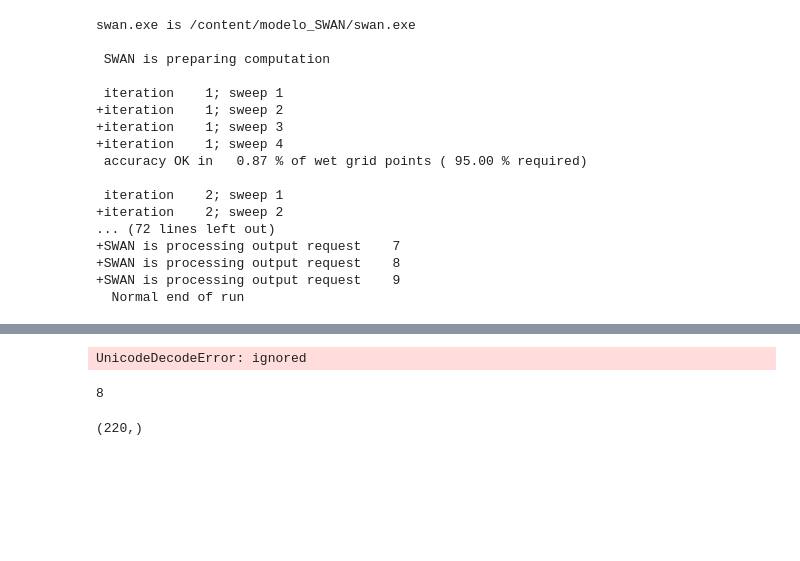
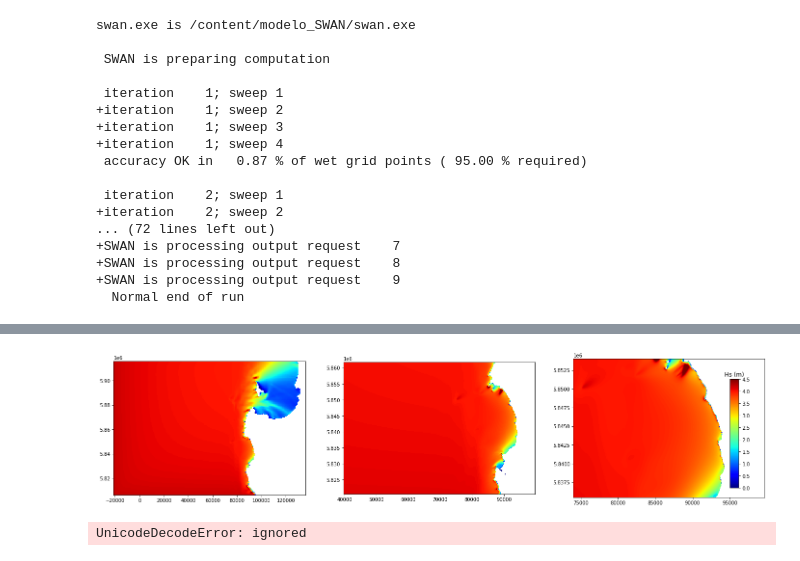
Before and after one commit to mqquiroz/SWAN, a Jupyter notebook: SWAN_Ejemplo.ipynb, the cells around one changed output, grey strips where cells are left out. Drawn from its saved outputs; the diff is of its cells as text; code cells hidden in the pictures; blank space fills up the shorter version.

```diff
--- a/SWAN_Ejemplo.ipynb
+++ b/SWAN_Ejemplo.ipynb
@@ -140,3 +140,33 @@ plt.show()
+# %%
+import scipy.io as sio
+
+# Resultados SWAN
+#Grillas
+Zgrid = ['500','100','25']
+
+#Creamos el grafico
+alto  = 12.5
+ancho = 25
+
+fig, ax = plt.subplots(1,3,figsize=(ancho,alto))
+ax = ax.ravel()
+
+for i in range(len(Zgrid)):
+  X = sio.loadmat('X'+Zgrid[i]+'.mat')['Xp']
+  Y = sio.loadmat('Y'+Zgrid[i]+'.mat')['Yp']
+  Z = sio.loadmat('Z'+Zgrid[i]+'.mat')['Depth']
+  Hs = sio.loadmat('H'+Zgrid[i]+'.mat')['Hsig']
+  im = ax[i].pcolormesh(X,Y,Hs,cmap='jet',vmin=0,vmax=4.5)
+  ax[i].set_aspect('equal')
+
+
+fig.subplots_adjust(right=0.875)
+cbar_ax = fig.add_axes([0.835, 0.365, 0.01, 0.25])
+cbar_ax.set_title('Hs (m)')
+fig.colorbar(im, cax=cbar_ax)
+plt.show()
+# %% [output]
+[figure, added]
 # %%
 #Espectro
 #Afreq = np.genfromtxt('specin.spc',skip_header=8,skip_footer=137)
@@ -166,12 +196,3 @@ ax.set_xlim([NDir[0],NDir[119]])
 ax.set_ylim([Afreq[0],Afreq[128]])
 # %% [output]
 UnicodeDecodeError: ignored
-# %%
-eval('a')
-# %% [output]
-8
-# %%
-
-np.shape(y)
-# %% [output]
-(220,)
```
Also changed, not shown: parts of 4 cells of this notebook.
